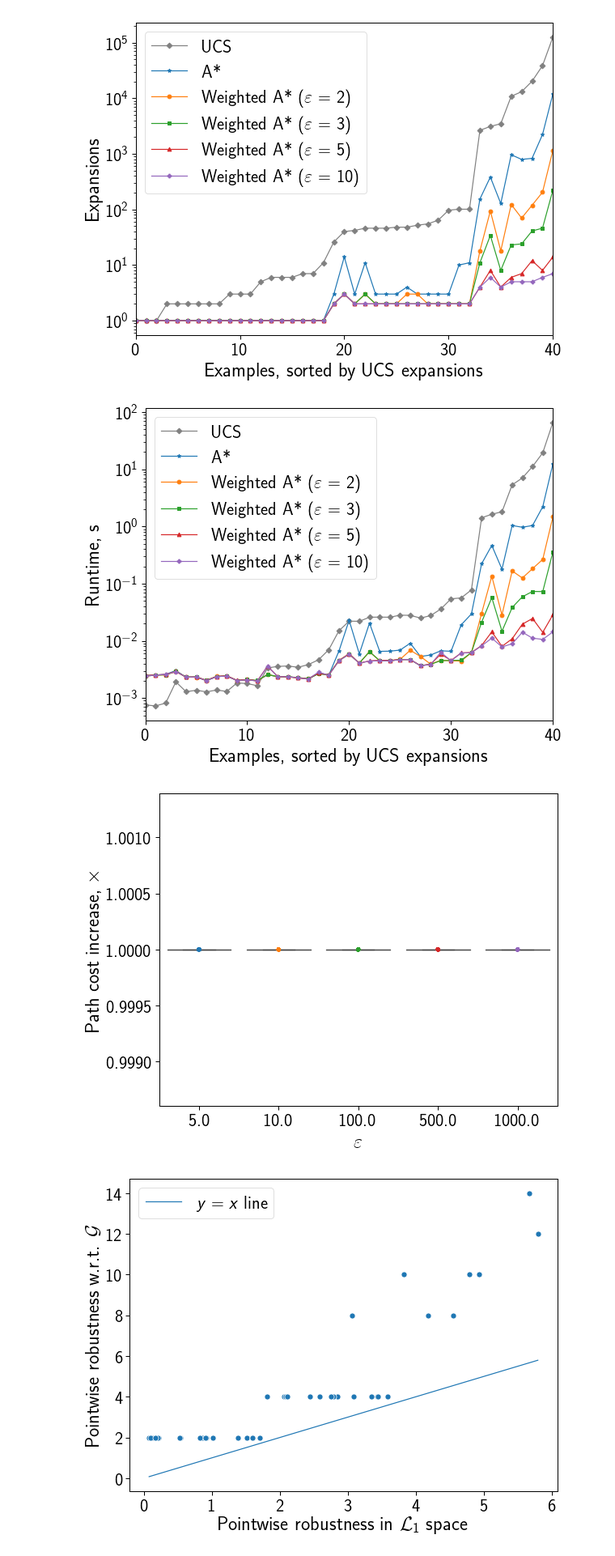
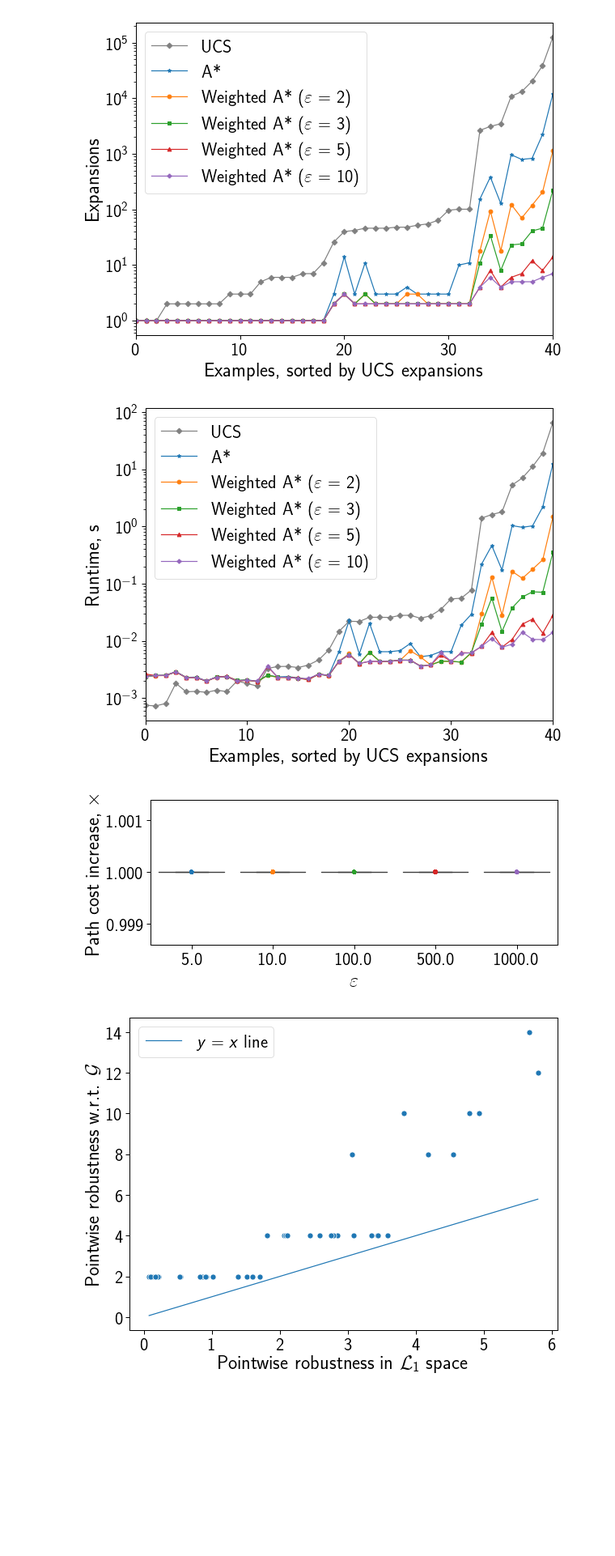
Before and after one commit to spring-epfl/trickster, a Jupyter notebook: notebooks/bots_experiment.ipynb, the cells around one changed output. Shown at 81% size. Saved outputs shown, nothing was run; the diff lists cells and outputs as text; code cells hidden in the pictures; blank space fills up the shorter version.

Commit message:
Update bots plotting

```diff
--- a/notebooks/bots_experiment.ipynb
+++ b/notebooks/bots_experiment.ipynb
@@ -19,7 +19,7 @@ FIGS_PATH = '../out/images'
 FIGWIDTH = 8.5
 FIGHEIGHT = 6.5
 
-SAVE_PLOTS = False
+SAVE_PLOTS = True
 MARKERS = ['D', '*', 'o', 's', '^', 'P']
 # %%
 %load_ext autoreload
@@ -428,26 +428,26 @@ if SAVE_PLOTS:
     save_fig(fig, 'bots__runtimes__bin_{}__band_{}__target_{}__model_{}.pdf',
              FOCUS_BINS, BAND, TARGET_CONFIDENCE, MODEL)
 # %% [output]
-[figure, old version]
+[figure, new version]
 # %%
 fig, ax = plt.subplots()
 
 data_df = costs_df.query('eps in %s' % HIGH_EPSILONS)
 sns.boxplot(data=data_df, x='eps', y='pathcostincrease', ax=ax, showfliers=False)
 sns.stripplot(data=data_df, x='eps', y='pathcostincrease', ax=ax, jitter=False)
 
 ax.set_ylabel(r'Path cost increase, $\times$')
 ax.set_xlabel(r'$\varepsilon$')
 
 fig.set_figwidth(FIGWIDTH)
-fig.set_figheight(FIGHEIGHT)
+fig.set_figheight(FIGHEIGHT / 1.75)
 fig.set_tight_layout('tight')
 
 if SAVE_PLOTS:
     save_fig(fig, 'bots__path_costs__band_{}__target_{}__model_{}.pdf',
              BAND, TARGET_CONFIDENCE, MODEL)
 # %% [output]
-[figure, old version]
+[figure, new version]
 # %%
 fig, ax = plt.subplots()
 
```
Also changed, not shown: parts of 1 cell of this notebook.
